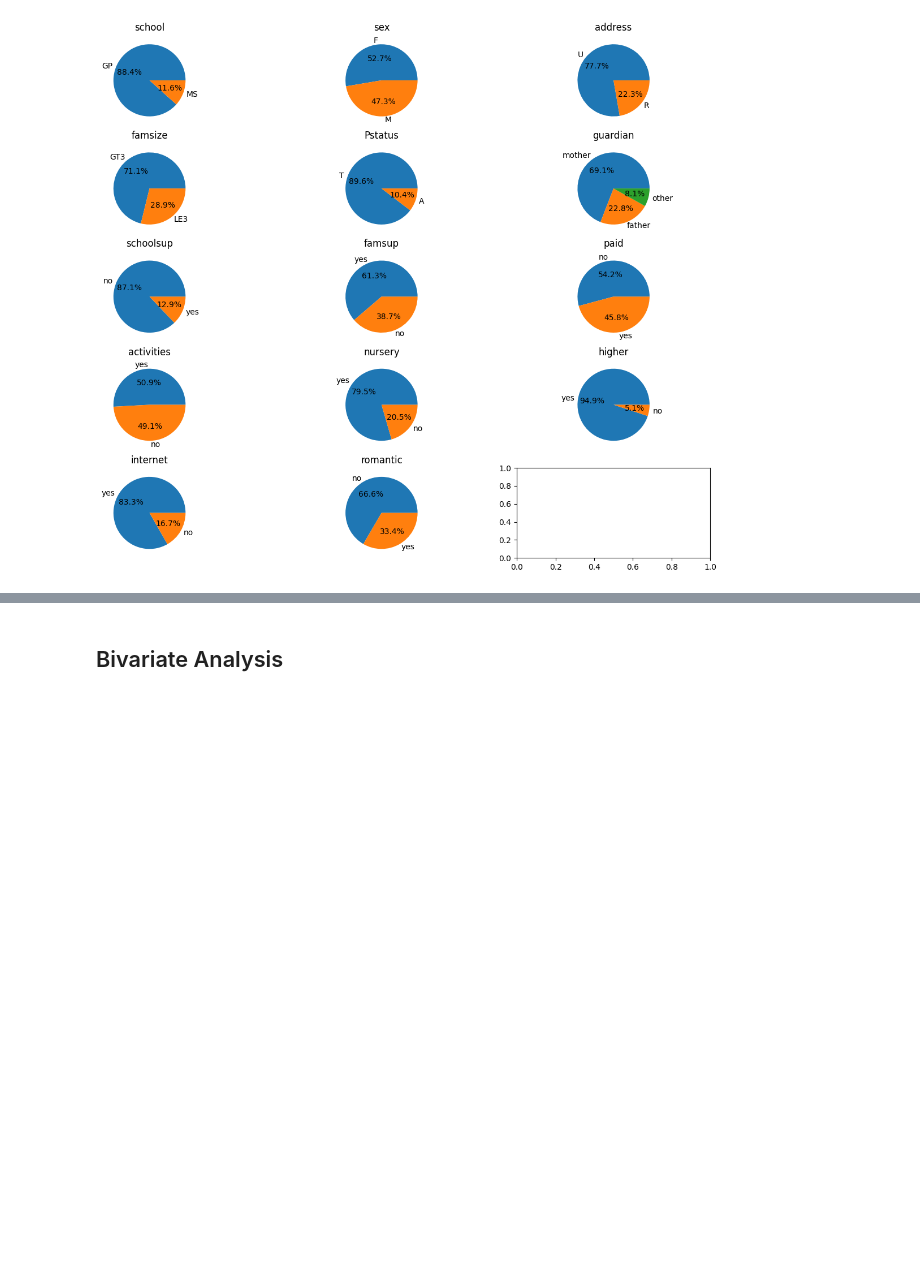
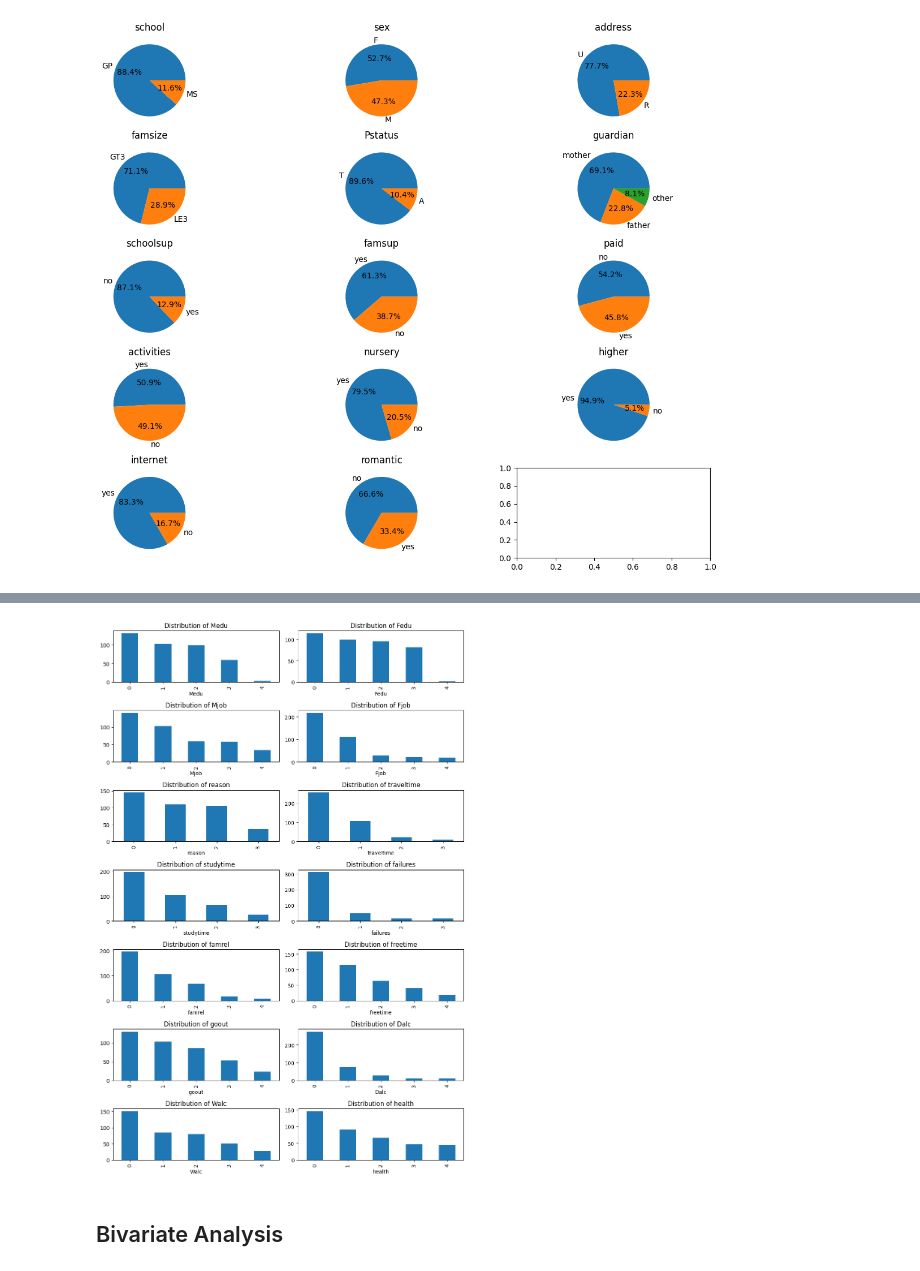
Before and after one commit to KarenNgugi/Data-Science-Projects, a Jupyter notebook: Kaggle/Grade Prediction/Grade Prediction.ipynb, the cells around one changed output, grey strips where cells are left out. Saved outputs shown, nothing was run; the diff lists cells and outputs as text; code cells hidden in the pictures; blank space fills up the shorter version.

```diff
--- a/Kaggle/Grade Prediction/Grade Prediction.ipynb
+++ b/Kaggle/Grade Prediction/Grade Prediction.ipynb
@@ -239,3 +218,16 @@ for item in bar_data:
+# %%
+# bar chart distributions
+fig, axs = plt.subplots(nrows = 7, ncols = 2, figsize = (10, 15))
+all_axs = axs.ravel()
+
+for i, col in enumerate(bar_data):
+    ax = data[col].value_counts().plot(kind = 'bar', ax = all_axs[i])
+    ax.set_xlabel(col)
+    ax.set_xticklabels(ax.get_xticks(), rotation = 90)
+    ax.set_title("Distribution of " + col)
+plt.tight_layout()
+# %% [output]
+[figure, added]
 # %% [markdown]
 ## Bivariate Analysis
 # %%
```
Also changed, not shown: parts of 36 cells of this notebook.
